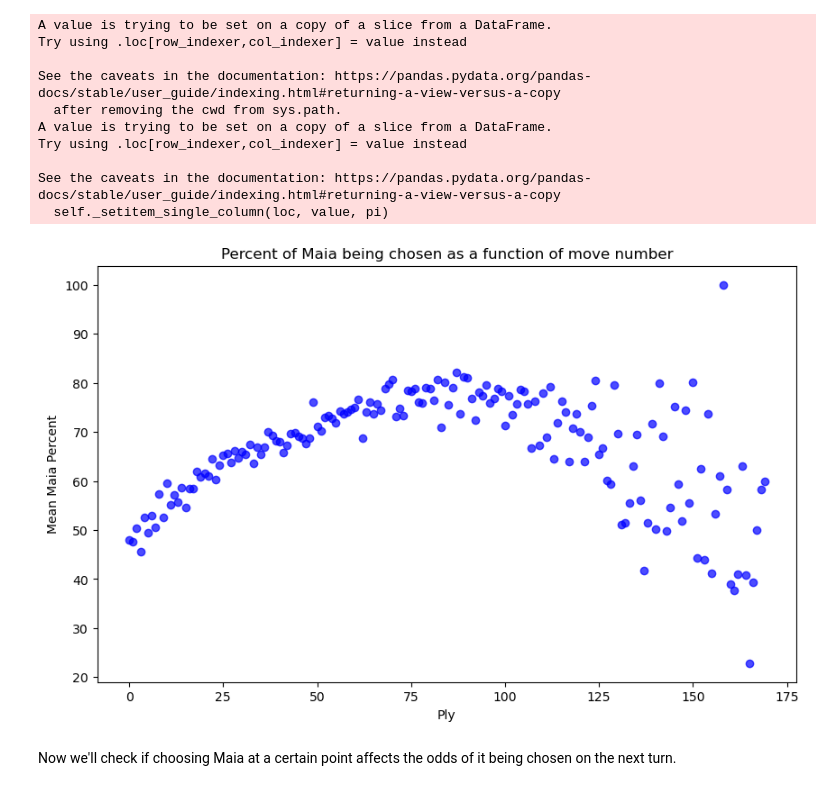
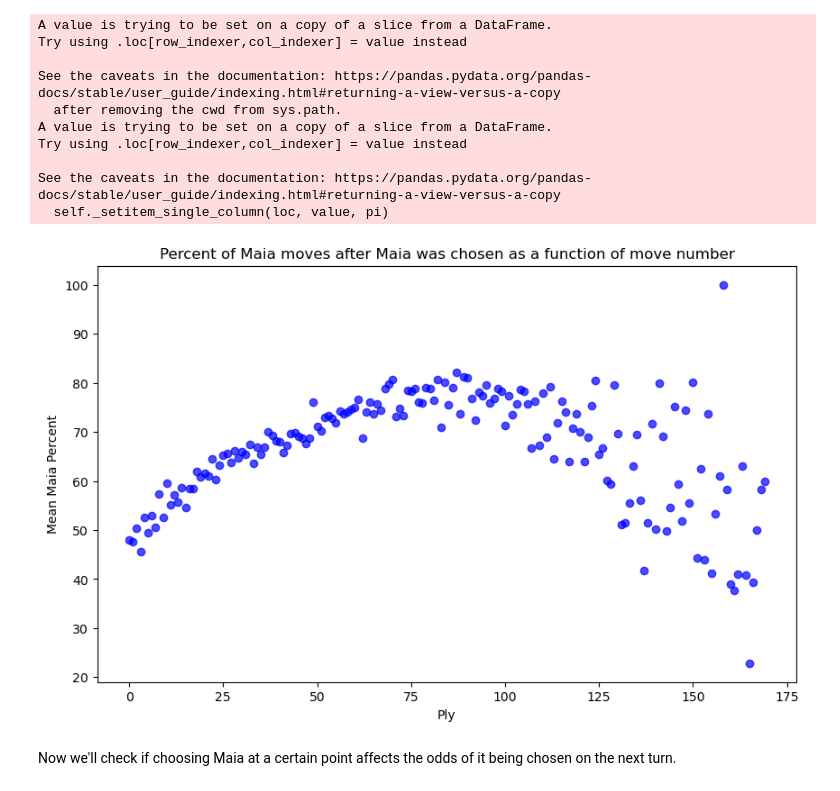
Before and after one commit to dvirsas8/research, a Jupyter notebook: first_analysis.ipynb, the cells around one changed output. Saved outputs shown, nothing was run; the diff lists cells and outputs as text; code cells hidden in the pictures.

```diff
--- a/first_analysis.ipynb
+++ b/first_analysis.ipynb
@@ -585,16 +581,16 @@ See the caveats in the documentation: https://pandas.pydata.org/pandas-docs/stab
 # %%
 maia_per_df = disagreement_df[disagreement_df['contributor'] == 'maia1200']
 maia_per_df = maia_per_df[maia_per_df['ply'] < 170]
 plt.figure(figsize=(10, 6))  # Set the figure size
 mean_percent_by_move = maia_per_df.groupby('ply')['maia_percent'].mean()
 
 plt.scatter(mean_percent_by_move.index, mean_percent_by_move.values, color='blue', marker='o', alpha=0.7)
-plt.title('Percent of Maia being chosen as a function of move number')
+plt.title('Percent of Maia moves after Maia was chosen as a function of move number')
 plt.xlabel('Ply')
 plt.ylabel('Mean Maia Percent')
 plt.show()
 # %% [output]
-[figure, old version]
+[figure, new version]
 # %% [markdown]
 Now we'll check if choosing Maia at a certain point affects the odds of it being chosen on the next turn.
 # %%
```
Also changed, not shown: parts of 1 cell of this notebook.
